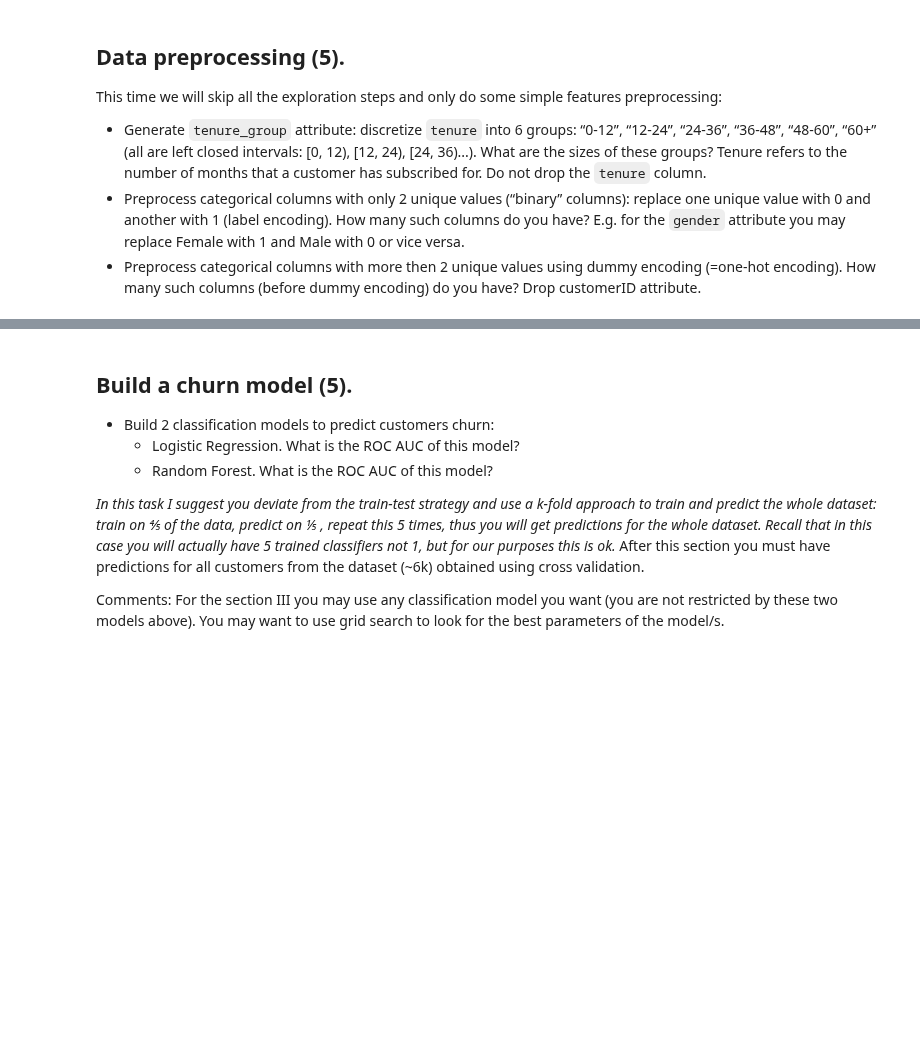
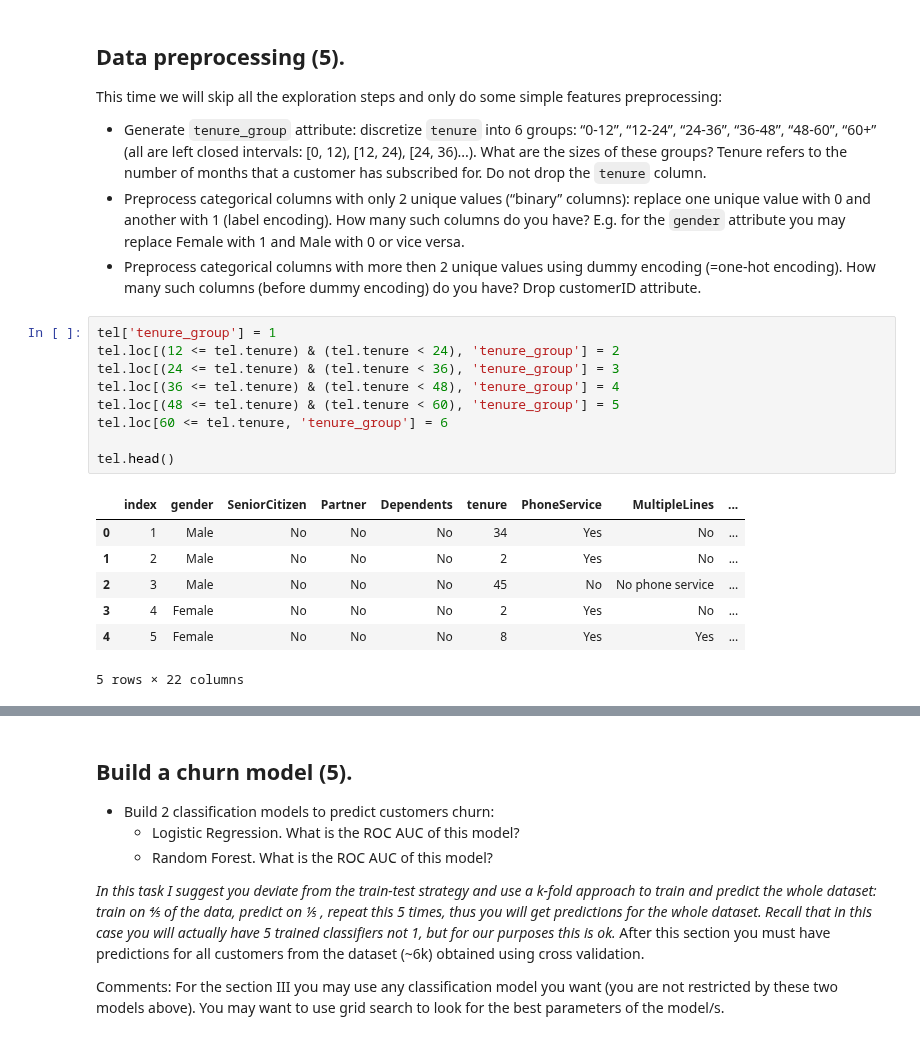
Before and after one commit to demidafonichev/hse-data-science-in-business-2020, a Jupyter notebook: HW4/HW4.ipynb, the cells around one changed output, grey strips where cells are left out. Saved outputs shown, nothing was run; the diff lists cells and outputs as text; blank space fills up the shorter version.

```diff
--- a/HW4/HW4.ipynb
+++ b/HW4/HW4.ipynb
@@ -19,3 +32,20 @@ This time we will skip all the exploration steps and only do some simple feature
 E.g. for the `gender` attribute you may replace Female with 1 and Male with 0 or vice versa.
 - Preprocess categorical columns with more then 2 unique values using dummy encoding (=one-hot encoding). How many such columns (before dummy encoding) do you have?
 Drop customerID attribute.
+# %%
+tel['tenure_group'] = 1
+tel.loc[(12 <= tel.tenure) & (tel.tenure < 24), 'tenure_group'] = 2
+tel.loc[(24 <= tel.tenure) & (tel.tenure < 36), 'tenure_group'] = 3
+tel.loc[(36 <= tel.tenure) & (tel.tenure < 48), 'tenure_group'] = 4
+tel.loc[(48 <= tel.tenure) & (tel.tenure < 60), 'tenure_group'] = 5
+tel.loc[60 <= tel.tenure, 'tenure_group'] = 6
+
+tel.head()
+# %% [output]
+|  | index | gender | SeniorCitizen | Partner | Dependents | tenure | PhoneService | MultipleLines | ... |
+| 0 | 1 | Male | No | No | No | 34 | Yes | No | ... |
+| 1 | 2 | Male | No | No | No | 2 | Yes | No | ... |
+| 2 | 3 | Male | No | No | No | 45 | No | No phone service | ... |
+| 3 | 4 | Female | No | No | No | 2 | Yes | No | ... |
+| 4 | 5 | Female | No | No | No | 8 | Yes | Yes | ... |
+5 rows × 22 columns
```
Also changed, not shown: parts of 6 cells of this notebook, 1 other file.
